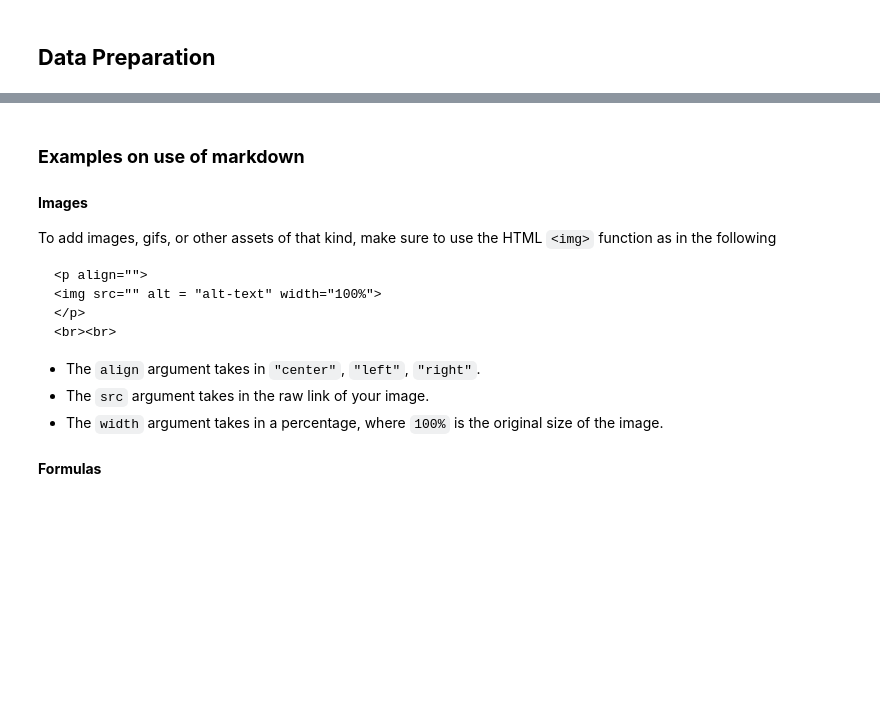
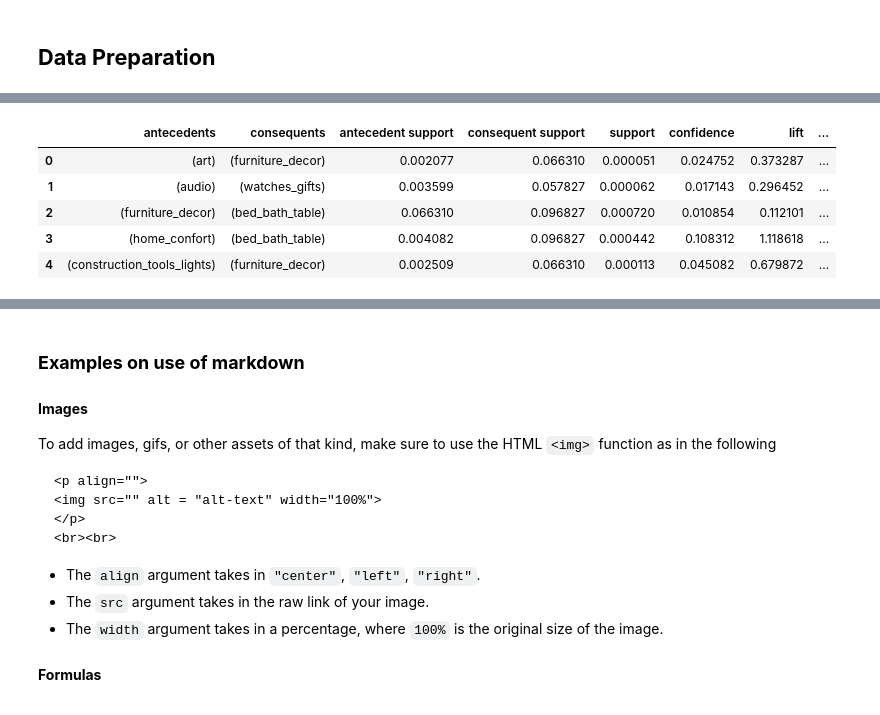
Before and after one commit to datacamp/Market-Basket-Analysis-in-python-live-training, a Jupyter notebook: notebooks/market_basket_analysis_in_python_solution.ipynb, the cells around one changed output, grey strips where cells are left out. Saved outputs shown, nothing was run; the diff lists cells and outputs as text; code cells hidden in the pictures; blank space fills up the shorter version.

```diff
--- a/notebooks/market_basket_analysis_in_python_solution.ipynb
+++ b/notebooks/market_basket_analysis_in_python_solution.ipynb
@@ -58,0 +434,13 @@ airbnb.head()
+# %%
+# Recover association rules using confidence as the metric.
+rules = association_rules(frequent_itemsets, metric = 'confidence', min_threshold = 0.01)
+
+# Preview association rules.
+rules.head()
+# %% [output]
+|  | antecedents | consequents | antecedent support | consequent support | support | confidence | lift | ... |
+| 0 | (art) | (furniture_decor) | 0.002077 | 0.066310 | 0.000051 | 0.024752 | 0.373287 | ... |
+| 1 | (audio) | (watches_gifts) | 0.003599 | 0.057827 | 0.000062 | 0.017143 | 0.296452 | ... |
+| 2 | (furniture_decor) | (bed_bath_table) | 0.066310 | 0.096827 | 0.000720 | 0.010854 | 0.112101 | ... |
+| 3 | (home_confort) | (bed_bath_table) | 0.004082 | 0.096827 | 0.000442 | 0.108312 | 1.118618 | ... |
+| 4 | (construction_tools_lights) | (furniture_decor) | 0.002509 | 0.066310 | 0.000113 | 0.045082 | 0.679872 | ... |
```
Also changed, not shown: parts of 40 cells of this notebook.
